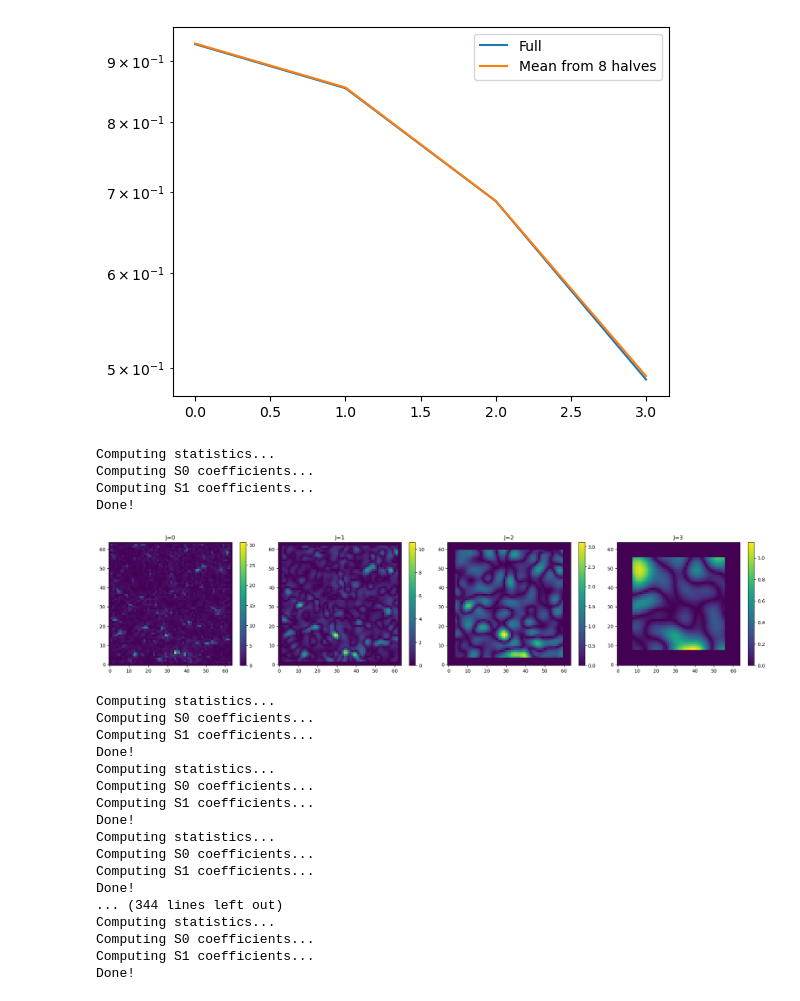
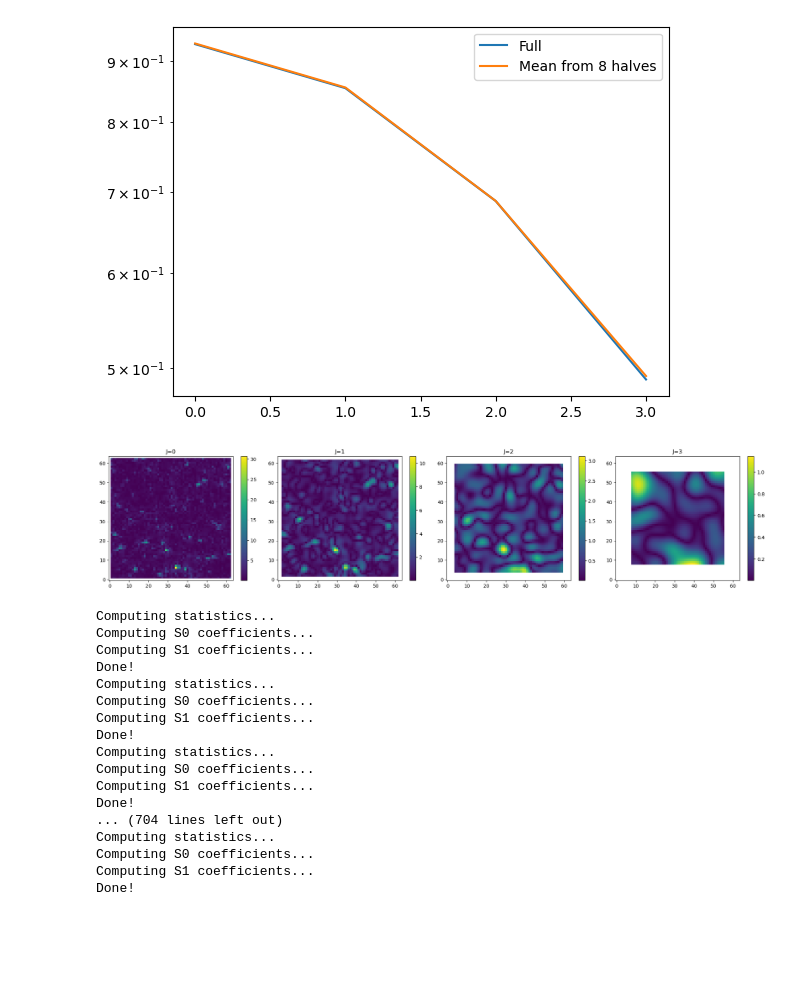
Before and after one commit to bregaldo/galactic_wavelets, a Jupyter notebook: examples/field_statistics.ipynb, the cells around one changed output. Drawn from its saved outputs; the diff is of its cells as text; code cells hidden in the pictures; blank space fills up the shorter version.

Commit message:
Restructuration + torch + erosion fix

```diff
--- a/examples/field_statistics.ipynb
+++ b/examples/field_statistics.ipynb
@@ -6,11 +7,14 @@ import galactic_wavelets as gw
 # %%
+nb_sims = 20
+
 quijote_dir = '/mnt/ceph/users/fvillaescusa/Quijote/3D_cubes/'
-nb_sims = 10
 test_dfs = []
 for i in range(nb_sims):
     test_dfs.append(quijote_dir+f'fiducial/{i}/df_m_128_CIC_z=0.npy')
 dx = 1000.0/128.0 # Mpc/h
 kmax = np.pi/dx
+
+device = 0
 # %%
 dfs = []
 for i in range(nb_sims):
@@ -40,6 +26,6 @@ plt.show()
 J = 4
 Q = 1
 kc = np.pi # Cutoff frequency of the mother wavelet (in units of 2pi px^-1)
-moments = (1/2, 1, 2)
+moments = [1/2, 1, 2]
 erosion_threshold = 0.1
 # %%
@@ -66,36 +46,39 @@ Done!
 Computing masks for the wavelet transform...
 Done!
 # %%
-fwavelets = wst_op_full.fwavelets
-wavelets = np.fft.fftshift(np.fft.ifftn(fwavelets, axes=(-1, -2, -3)), axes=(-1, -2, -3))
-wavelets_renormalized = wavelets.copy()
+fw = torch.fft.fftshift(wst_op_full.wt_op.get_wavelets("fourier").squeeze(), dim=(-3, -2, -1))
+w = torch.fft.fftshift(wst_op_full.wt_op.get_wavelets("physical").squeeze(), dim=(-3, -2, -1))
+
+w_renorm = w.clone()
 for j in range(J):
     for q in range(Q):
-        wavelets_renormalized[j*Q + q] *= 2**(3*(j*Q + q)/Q)
-wavelets_max = np.absolute(wavelets_renormalized).max()
-
-wavelets_supports = np.absolute(wavelets_renormalized) > erosion_threshold*wavelets_max
+        w_renorm[j*Q + q] *= 2**(3*(j*Q + q)/Q)
+aw_renorm = torch.absolute(w_renorm)
+w_max = torch.amax(aw_renorm, dim=(-3, -2, -1), keepdim=True)
+w_supports = aw_renorm > erosion_threshold*w_max
 
 physical_units = True
 if physical_units:
     sampling_step = np.pi/kmax
     xvals = np.arange(-N//2, N//2)*sampling_step
-    kvals = 2*np.pi*np.fft.fftfreq(N, sampling_step)
+    kvals = np.fft.fftshift(2*np.pi*np.fft.fftfreq(N, sampling_step))
 else:
     sampling_step = 1.0
     xvals = np.arange(-N//2, N//2)*sampling_step
-    kvals = 2*np.pi*np.fft.fftfreq(N, sampling_step)
+    kvals = np.fft.fftshift(2*np.pi*np.fft.fftfreq(N, sampling_step))
 # %%
 fig, axs = plt.subplots(1, 2, figsize=(10, 4))
 
 for j in range(J):
     for q in range(Q):
-        support = wavelets_supports[j*Q + q, N//2, N//2, :]
-        p = axs[0].plot(xvals, wavelets_renormalized[j*Q + q, N//2, N//2, :], label=f"$j={j} + {q}/2$" if q != 0 else f"$j={j}$")
-        axs[0].axvline(np.sum(support)//2*sampling_step, linestyle="dashed", alpha=0.3, color=p[0].get_color())
-        axs[0].axvline(-(np.sum(support)//2*sampling_step), linestyle="dashed", alpha=0.3, color=p[0].get_color())
+        support = torch.argwhere(w_supports[j*Q + q, N//2, N//2, :])
+        support_min = -(N/2 - torch.min(support[support[:, 0] < N/2]))
+        support_max = torch.max(support[support[:, 0] >= N/2]) - N/2
+        p = axs[0].plot(xvals, w_renorm[j*Q + q, N//2, N//2, :].cpu(), label=f"$j={j} + {q}/2$" if q != 0 else f"$j={j}$")
+        axs[0].axvline(support_min.cpu()*sampling_step, linestyle="dashed", alpha=0.3, color=p[0].get_color())
+        axs[0].axvline(support_max.cpu()*sampling_step, linestyle="dashed", alpha=0.3, color=p[0].get_color())
 
-        axs[1].plot(np.fft.fftshift(kvals), np.fft.fftshift(fwavelets[j*Q + q, 0, 0, :]))
+        axs[1].plot(kvals, fw[j*Q + q, N//2, N//2, :].cpu())
 
 axs[0].legend()
 axs[0].set_xlim(-N//4 * sampling_step, N//4 * sampling_step)
@@ -151,20 +134,16 @@ plt.show()
 [figure]
 # %%
 # Visualization of the wavelet masks
-s0_half, s1_half, masked_awt = wst_op_half(df[:df_shape[0]//2, :df_shape[1]//2, :df_shape[2]//2], return_masked_abs_filtered_fields=True)
+masked_awt = wst_op_half.wt_op(dfs[0][:df_shape[0]//2, :df_shape[1]//2, :df_shape[2]//2])
 fig, axs = plt.subplots(1, J, figsize=(5*J, 4))
 for j in range(J):
-    im = axs[j].imshow(masked_awt[j, : ,: ,df_shape[2]//4], origin='lower')
+    im = axs[j].imshow(torch.abs(masked_awt).squeeze()[j, : ,: ,df_shape[2]//4].cpu(), origin='lower')
     axs[j].set_title('J=%d' %j)
     fig.colorbar(im, ax=axs[j])
 fig.tight_layout()
 plt.show()
 # %% [output]
-Computing statistics...
-Computing S0 coefficients...
-Computing S1 coefficients...
-Done!
-[figure, old version]
+[figure, new version]
 # %%
 s0_full_list, s1_full_list = [], []
 s0_halfs_list, s1_halfs_list = [], []
@@ -181,11 +160,11 @@ for j in range(nb_sims):
         s0_half, s1_half = wst_op_half(df_half)
         s0_halfs.append(s0_half)
         s1_halfs.append(s1_half)
-    s0_halfs, s1_halfs = np.array(s0_halfs), np.array(s1_halfs)
+    s0_halfs, s1_halfs = torch.stack(s0_halfs), torch.stack(s1_halfs)
     s0_halfs_list.append(s0_halfs)
     s1_halfs_list.append(s1_halfs)
-s0_full_list, s1_full_list = np.array(s0_full_list), np.array(s1_full_list)
-s0_halfs_list, s1_halfs_list = np.array(s0_halfs_list), np.array(s1_halfs_list)
+s0_full_list, s1_full_list = torch.stack(s0_full_list), torch.stack(s1_full_list)
+s0_halfs_list, s1_halfs_list = torch.stack(s0_halfs_list), torch.stack(s1_halfs_list)
 # %% [output]
 Computing statistics...
 Computing S0 coefficients...
@@ -199,7 +178,7 @@ Computing statistics...
 Computing S0 coefficients...
 Computing S1 coefficients...
 Done!
-... (344 lines left out)
+... (704 lines left out)
 Computing statistics...
 Computing S0 coefficients...
 Computing S1 coefficients...
```
Also changed, not shown: parts of 8 cells of this notebook, 13 other files.
